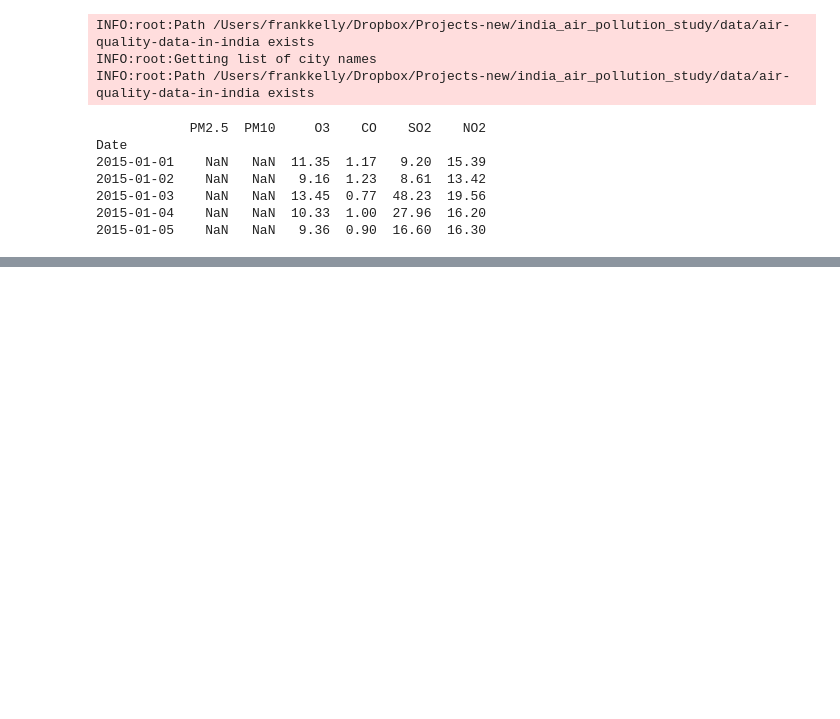
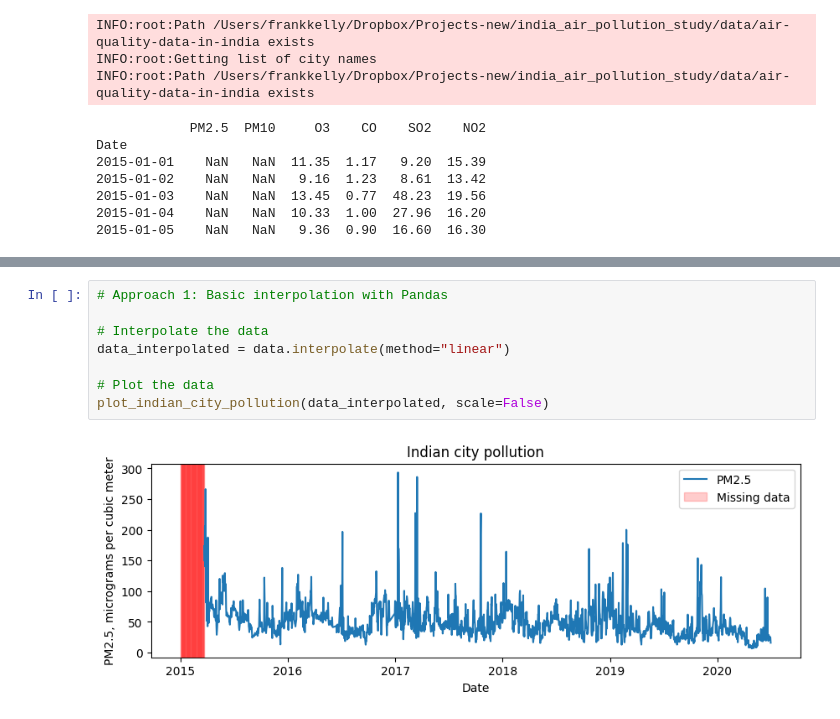
Before and after one commit to swhustla/comparison_of_time_series_methods, a Jupyter notebook: notebooks/DevDay_02_challenges_with_data.ipynb, the cells around one changed output, grey strips where cells are left out. Drawn from its saved outputs; the diff is of its cells as text; blank space fills up the shorter version.

Commit message:
Add imputation and interpolation

```diff
--- a/notebooks/DevDay_02_challenges_with_data.ipynb
+++ b/notebooks/DevDay_02_challenges_with_data.ipynb
@@ -74,0 +88,10 @@ plot_indian_city_pollution(data, scale=False)
+# %%
+# Approach 1: Basic interpolation with Pandas
+
+# Interpolate the data
+data_interpolated = data.interpolate(method="linear")
+
+# Plot the data
+plot_indian_city_pollution(data_interpolated, scale=False)
+# %% [output]
+[figure, added]
```
Also changed, not shown: parts of 29 cells of this notebook.
